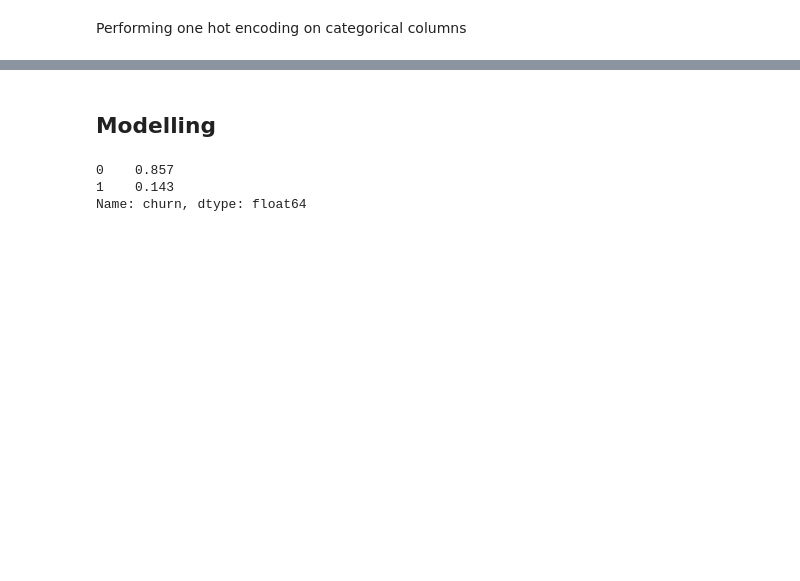
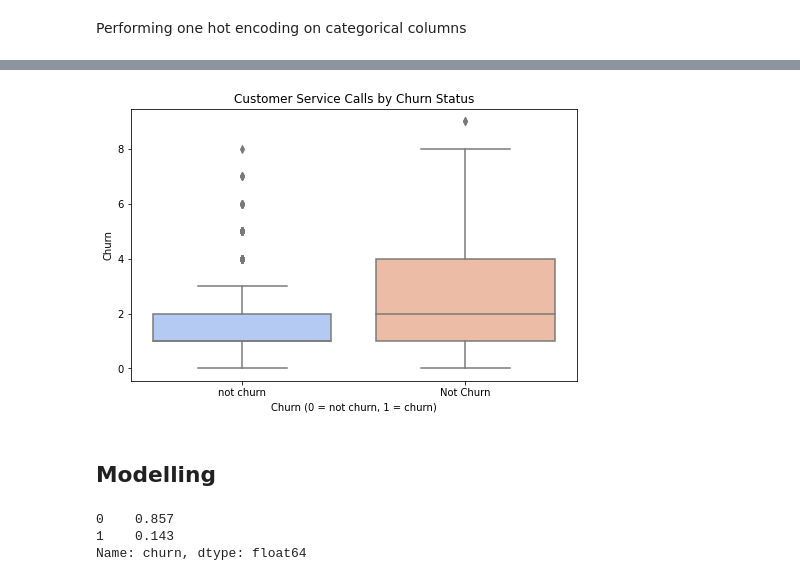
Before and after one commit to Murugi001/Phase-3-Project, a Jupyter notebook: index.ipynb, the cells around one changed output, grey strips where cells are left out. Drawn from its saved outputs; the diff is of its cells as text; code cells hidden in the pictures; blank space fills up the shorter version.

Commit message:
adding box plot

```diff
--- a/index.ipynb
+++ b/index.ipynb
@@ -214,3 +205,14 @@ df.head()
+# %%
+# Box plot of credit_score by loan_status
+plt.figure(figsize=(8, 5))
+sns.boxplot(data=df_enconded, x='churn', y='customer service calls', palette='coolwarm')
+plt.title('Customer Service Calls by Churn Status')
+plt.xlabel('Churn (0 = not churn, 1 = churn)')
+plt.ylabel('Churn')
+plt.xticks(ticks=[0, 1], labels=['not churn', 'Not Churn'])
+plt.show()
+# %% [output]
+[figure, added]
 # %% [markdown]
 ## Modelling
 # %%
```
Also changed, not shown: parts of 3 cells of this notebook.
